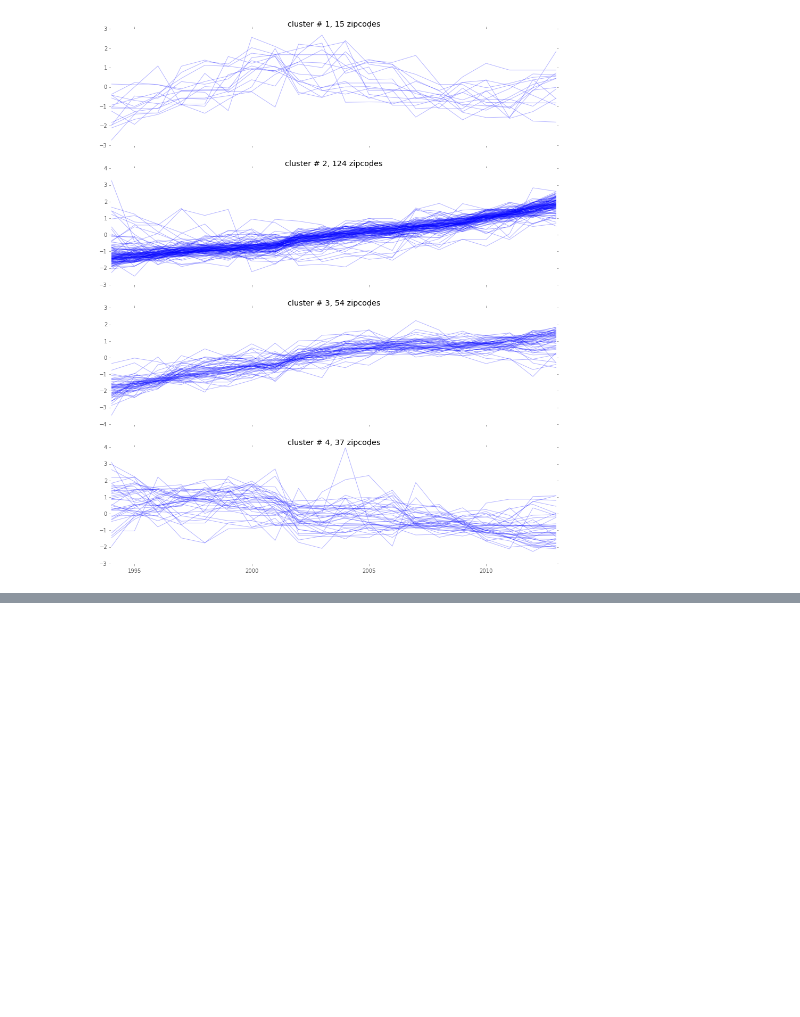
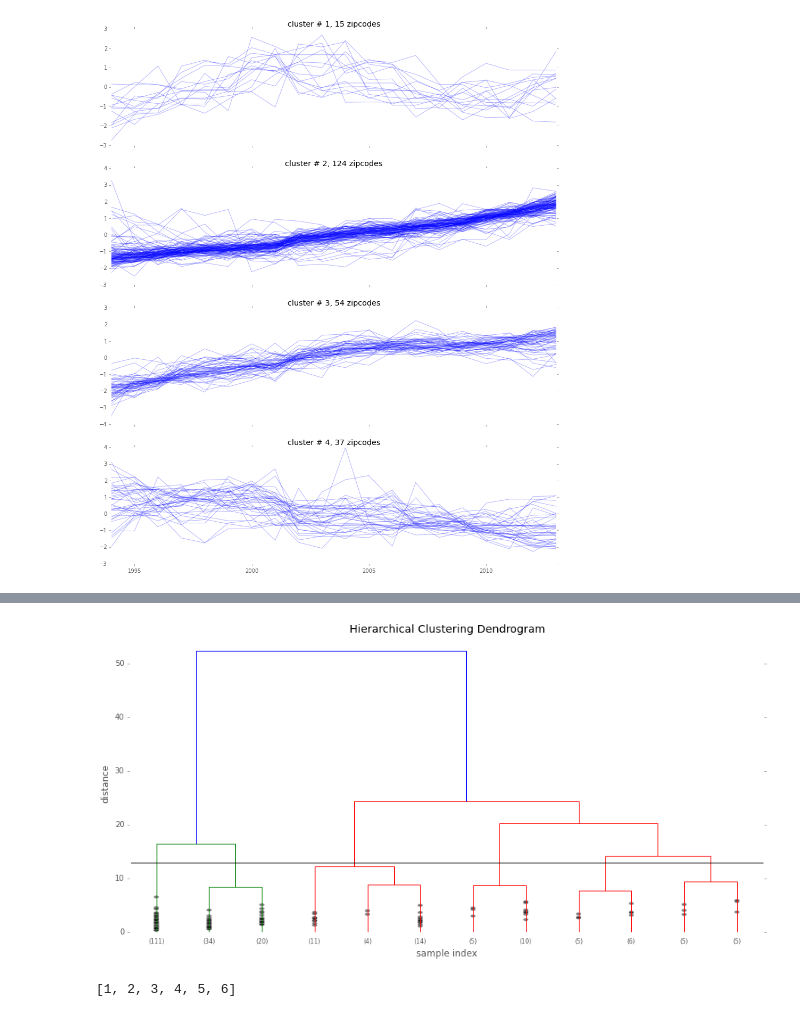
Before and after one commit to jjhall77/PUI2015_jjhall, a Jupyter notebook: HW10/HW10_instructions.ipynb, the cells around one changed output, grey strips where cells are left out. Drawn from its saved outputs; the diff is of its cells as text; code cells hidden in the pictures; blank space fills up the shorter version.

```diff
--- a/HW10/HW10_instructions.ipynb
+++ b/HW10/HW10_instructions.ipynb
@@ -212,0 +194,27 @@ len(dates)
+# %%
+from scipy.cluster.hierarchy import fcluster
+dis = 13
+h_clusters = fcluster(Z, dis, criterion='distance')
+# %%
+# show truncated dendrogram
+plt.figure(figsize=(15, 7))
+plt.title('Hierarchical Clustering Dendrogram')
+plt.xlabel('sample index')
+plt.ylabel('distance')
+dendrogram(
+    Z,
+    truncate_mode='lastp',
+    p=12,  # show only the last p merged clusters
+    leaf_font_size=8.,
+    show_contracted=True
+)
+plt.axhline(y=dis, c='k')
+plt.show()
+# %% [output]
+[figure, added]
+# %%
+# Get the unique value from the list of clusters
+h_clusters_values = list(set(h_clusters))
+print h_clusters_values
+# %% [output]
+[1, 2, 3, 4, 5, 6]
```
Also changed, not shown: parts of 8 cells of this notebook, 3 other files.
